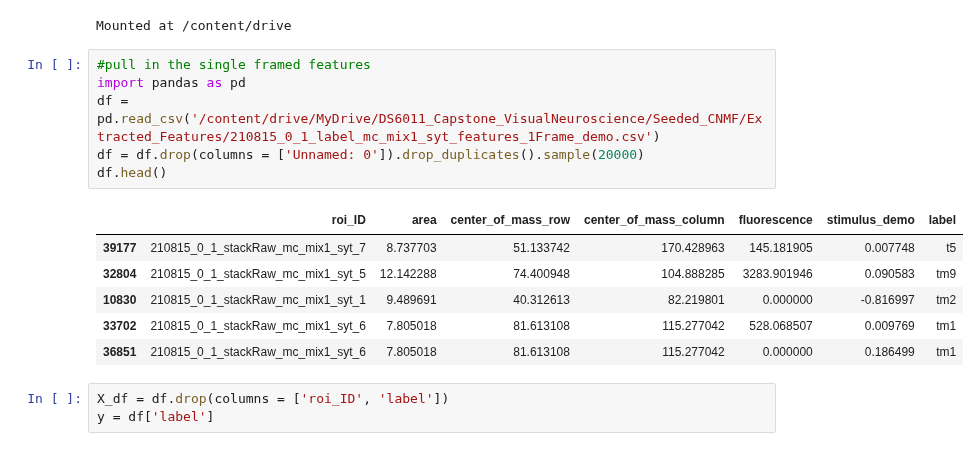
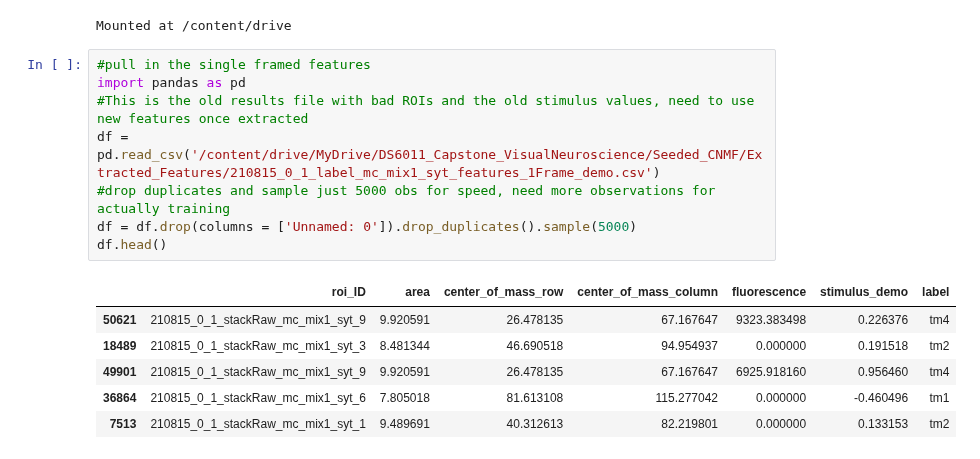
Before and after one commit to laurenneal/capstone-visual-neuroscience, a Jupyter notebook: scikit_test.ipynb, the cells around one changed output. Drawn from its saved outputs; the diff is of its cells as text.

```diff
--- a/scikit_test.ipynb
+++ b/scikit_test.ipynb
@@ -8,16 +8,15 @@ Mounted at /content/drive
 # %%
 #pull in the single framed features
 import pandas as pd
+#This is the old results file with bad ROIs and the old stimulus values, need to use new features once extracted
 df = pd.read_csv('/content/drive/MyDrive/DS6011_Capstone_VisualNeuroscience/Seeded_CNMF/Extracted_Features/210815_0_1_label_mc_mix1_syt_features_1Frame_demo.csv')
-df = df.drop(columns = ['Unnamed: 0']).drop_duplicates().sample(20000)
+#drop duplicates and sample just 5000 obs for speed, need more observations for actually training
+df = df.drop(columns = ['Unnamed: 0']).drop_duplicates().sample(5000)
 df.head()
 # %% [output]
 |  | roi_ID | area | center_of_mass_row | center_of_mass_column | fluorescence | stimulus_demo | label |
-| 39177 | 210815_0_1_stackRaw_mc_mix1_syt_7 | 8.737703 | 51.133742 | 170.428963 | 145.181905 | 0.007748 | t5 |
-| 32804 | 210815_0_1_stackRaw_mc_mix1_syt_5 | 12.142288 | 74.400948 | 104.888285 | 3283.901946 | 0.090583 | tm9 |
-| 10830 | 210815_0_1_stackRaw_mc_mix1_syt_1 | 9.489691 | 40.312613 | 82.219801 | 0.000000 | -0.816997 | tm2 |
-| 33702 | 210815_0_1_stackRaw_mc_mix1_syt_6 | 7.805018 | 81.613108 | 115.277042 | 528.068507 | 0.009769 | tm1 |
-| 36851 | 210815_0_1_stackRaw_mc_mix1_syt_6 | 7.805018 | 81.613108 | 115.277042 | 0.000000 | 0.186499 | tm1 |
+| 50621 | 210815_0_1_stackRaw_mc_mix1_syt_9 | 9.920591 | 26.478135 | 67.167647 | 9323.383498 | 0.226376 | tm4 |
+| 18489 | 210815_0_1_stackRaw_mc_mix1_syt_3 | 8.481344 | 46.690518 | 94.954937 | 0.000000 | 0.191518 | tm2 |
+| 49901 | 210815_0_1_stackRaw_mc_mix1_syt_9 | 9.920591 | 26.478135 | 67.167647 | 6925.918160 | 0.956460 | tm4 |
+| 36864 | 210815_0_1_stackRaw_mc_mix1_syt_6 | 7.805018 | 81.613108 | 115.277042 | 0.000000 | -0.460496 | tm1 |
+| 7513 | 210815_0_1_stackRaw_mc_mix1_syt_1 | 9.489691 | 40.312613 | 82.219801 | 0.000000 | 0.133153 | tm2 |
-# %%
-X_df = df.drop(columns = ['roi_ID', 'label'])
-y = df['label']
```
Also changed, not shown: parts of 6 cells of this notebook.
